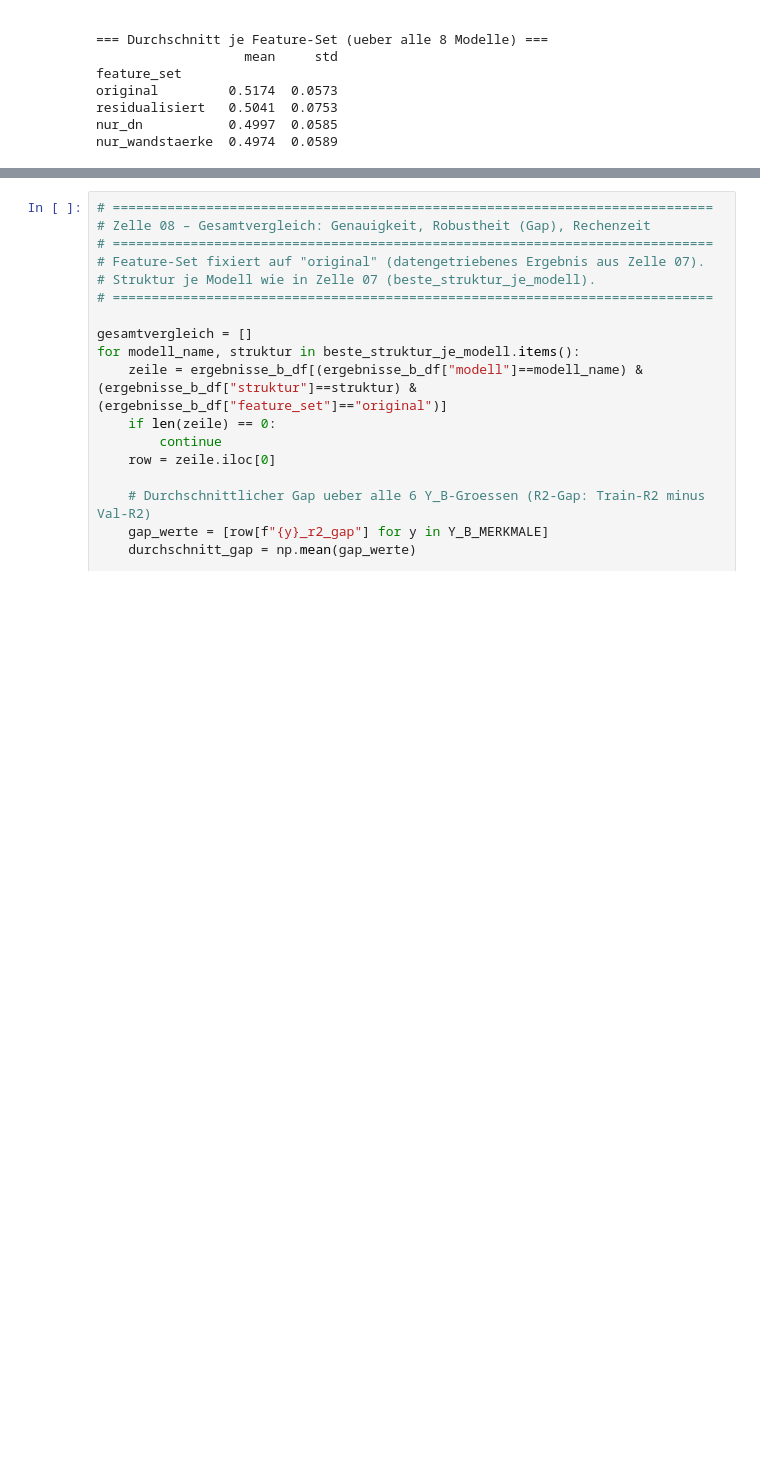
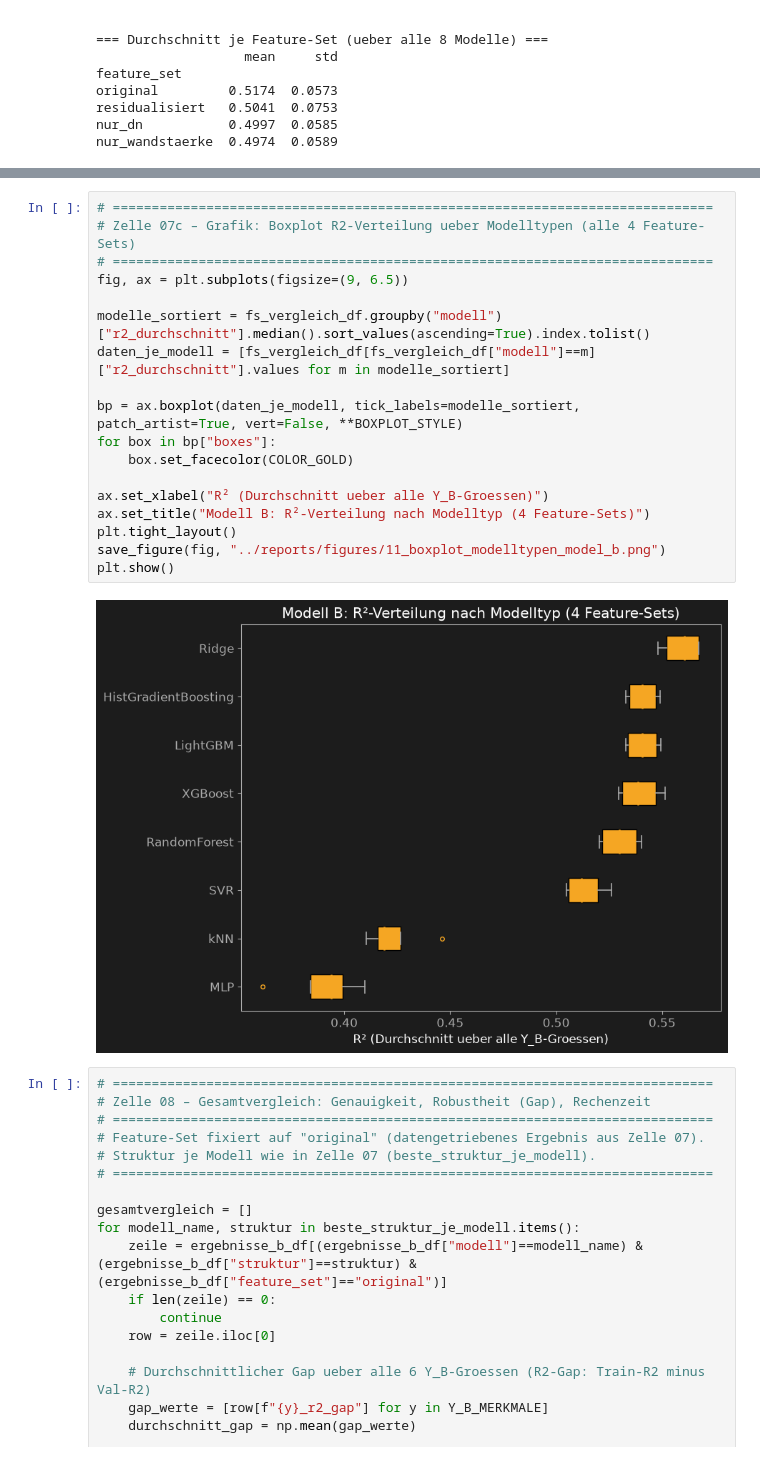
Before and after one commit to AwaTekoete/_MyExtrusionML_Synthetisch, a Jupyter notebook: notebooks/11_modeling_model_b.ipynb, the cells around one changed output, grey strips where cells are left out. Saved outputs shown, nothing was run; the diff lists cells and outputs as text; blank space fills up the shorter version.

```diff
--- a/notebooks/11_modeling_model_b.ipynb
+++ b/notebooks/11_modeling_model_b.ipynb
@@ -399,3 +417,23 @@ nur_wandstaerke  0.4974  0.0589
+# %%
+# =============================================================================
+# Zelle 07c – Grafik: Boxplot R2-Verteilung ueber Modelltypen (alle 4 Feature-Sets)
+# =============================================================================
+fig, ax = plt.subplots(figsize=(9, 6.5))
+
+modelle_sortiert = fs_vergleich_df.groupby("modell")["r2_durchschnitt"].median().sort_values(ascending=True).index.tolist()
+daten_je_modell = [fs_vergleich_df[fs_vergleich_df["modell"]==m]["r2_durchschnitt"].values for m in modelle_sortiert]
+
+bp = ax.boxplot(daten_je_modell, tick_labels=modelle_sortiert, patch_artist=True, vert=False, **BOXPLOT_STYLE)
+for box in bp["boxes"]:
+    box.set_facecolor(COLOR_GOLD)
+
+ax.set_xlabel("R² (Durchschnitt ueber alle Y_B-Groessen)")
+ax.set_title("Modell B: R²-Verteilung nach Modelltyp (4 Feature-Sets)")
+plt.tight_layout()
+save_figure(fig, "../reports/figures/11_boxplot_modelltypen_model_b.png")
+plt.show()
+# %% [output]
+[figure, added]
 # %%
 # =============================================================================
 # Zelle 08 – Gesamtvergleich: Genauigkeit, Robustheit (Gap), Rechenzeit
```
Also changed, not shown: parts of 8 cells of this notebook, 3 other files.
